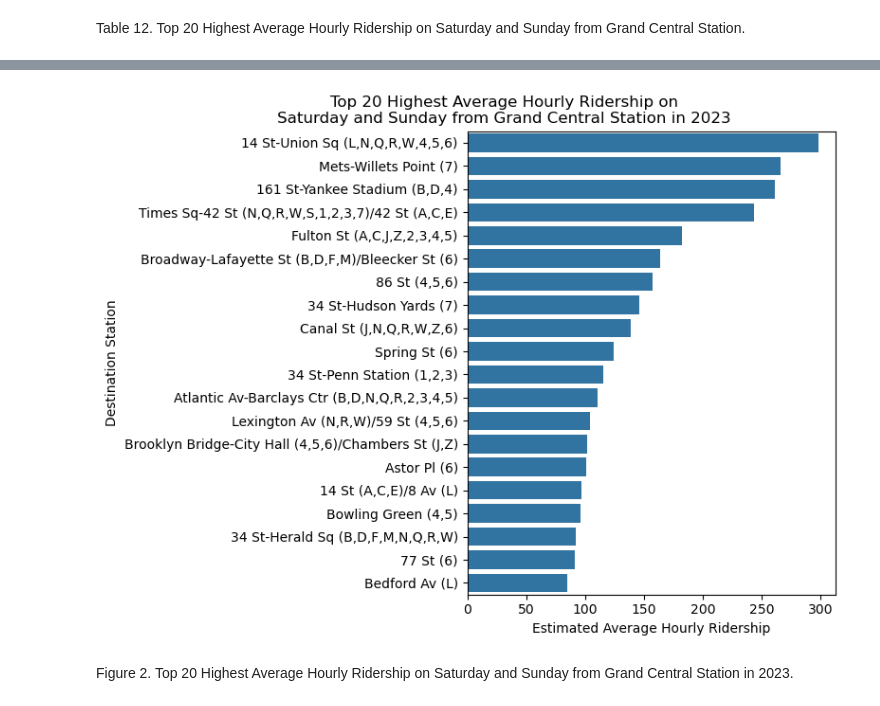
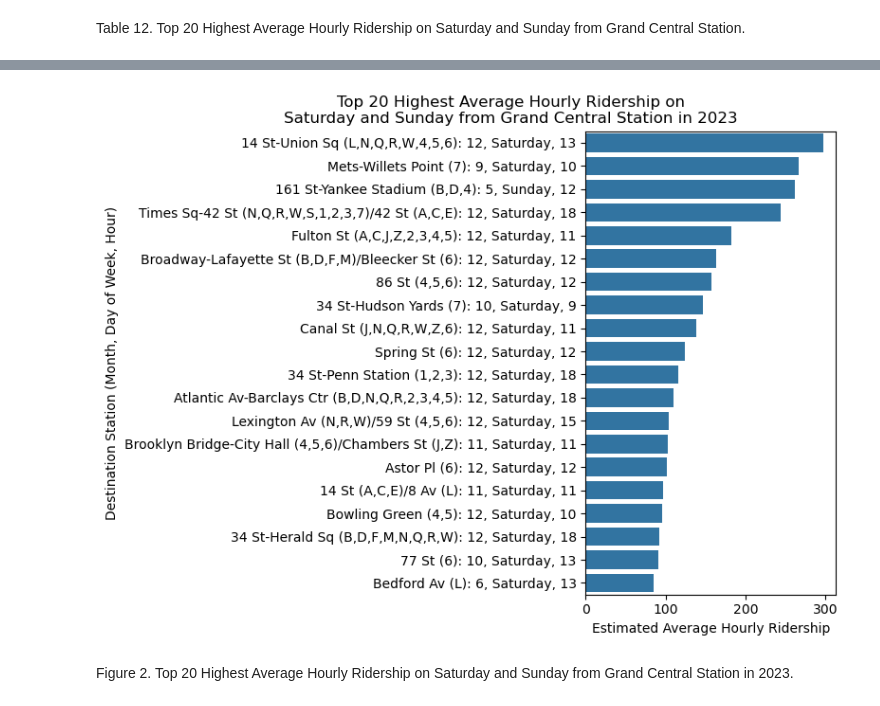
Before and after one commit to mebauer/mta-data, a Jupyter notebook: subway-trips.ipynb, the cells around one changed output, grey strips where cells are left out. Saved outputs shown, nothing was run; the diff lists cells and outputs as text; code cells hidden in the pictures.

Commit message:
reproducing figures for README

```diff
--- a/subway-trips.ipynb
+++ b/subway-trips.ipynb
@@ -663,3 +688,15 @@ grand_central_weekends
 | 19 | Grand Central-42 St (S,4,5,6,7) | Bedford Av (L) | 84.8360 | 6 | Saturday | 13 |
 # %% [markdown]
 Table 12. Top 20 Highest Average Hourly Ridership on Saturday and Sunday from Grand Central Station.
+# %%
+grand_central_weekends['destination_full_label'] = (
+    grand_central_weekends['destination_station_complex_name']
+    + ': '
+    + grand_central_weekends['month'].astype(str)
+    + ", "
+    + grand_central_weekends['day_of_week'].astype(str)
+    + ", "
+    + grand_central_weekends['hour_of_day'].astype(str)
+)
+
+grand_central_weekends.head()
@@ -666,25 +710,25 @@ Table 12. Top 20 Highest Average Hourly Ridership on Saturday and Sunday from Gr
 # %%
 fig, ax = plt.subplots(figsize=(8, 6))
 
 sns.barplot(
     data=grand_central_weekends,
-    y='destination_station_complex_name',
+    y='destination_full_label',
     x='estimated_average_ridership',
     color='C0',
     ax=ax
 )
 
 plt.title(
     'Top 20 Highest Average Hourly Ridership on\nSaturday and Sunday from Grand Central Station in 2023',
-    fontsize=12, x=.1
+    fontsize=12, x=-.3
 )
 plt.xlabel('Estimated Average Hourly Ridership')
-plt.ylabel('Destination Station')
+plt.ylabel('Destination Station (Month, Day of Week, Hour)')
 
 plt.tight_layout()
 plt.savefig('figures/grand-central-origin-weekends.png', dpi=200, bbox_inches='tight')
 # %% [output]
-[figure, old version]
+[figure, new version]
 # %% [markdown]
 Figure 2. Top 20 Highest Average Hourly Ridership on Saturday and Sunday from Grand Central Station in 2023.
 # %%
```
Also changed, not shown: parts of 45 cells of this notebook, 8 other files.
